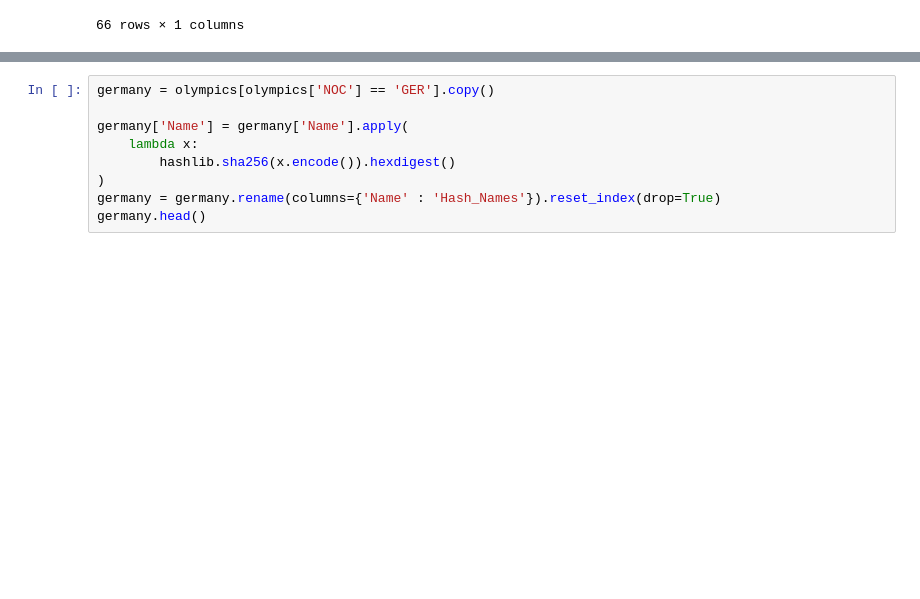
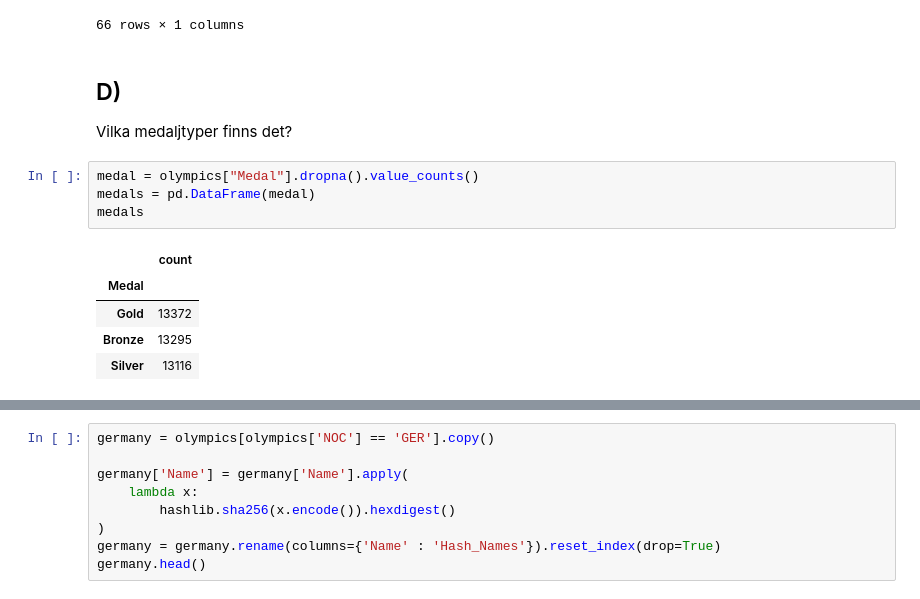
Before and after one commit to SebastianPetersson/Project_OS, a Jupyter notebook: Projekt_OS_Tyskland.ipynb, the cells around one changed output, grey strips where cells are left out. Drawn from its saved outputs; the diff is of its cells as text; blank space fills up the shorter version.

```diff
--- a/Projekt_OS_Tyskland.ipynb
+++ b/Projekt_OS_Tyskland.ipynb
@@ -74,3 +74,16 @@ sports
 | 64 | Weightlifting |
 | 65 | Wrestling |
 66 rows × 1 columns
+# %% [markdown]
+## D)
+Vilka medaljtyper finns det?
+# %%
+medal = olympics["Medal"].dropna().value_counts()
+medals = pd.DataFrame(medal)
+medals
+# %% [output]
+|  | count |
+| Medal |  |
+| Gold | 13372 |
+| Bronze | 13295 |
+| Silver | 13116 |
```
Also changed, not shown: parts of 4 cells of this notebook.
